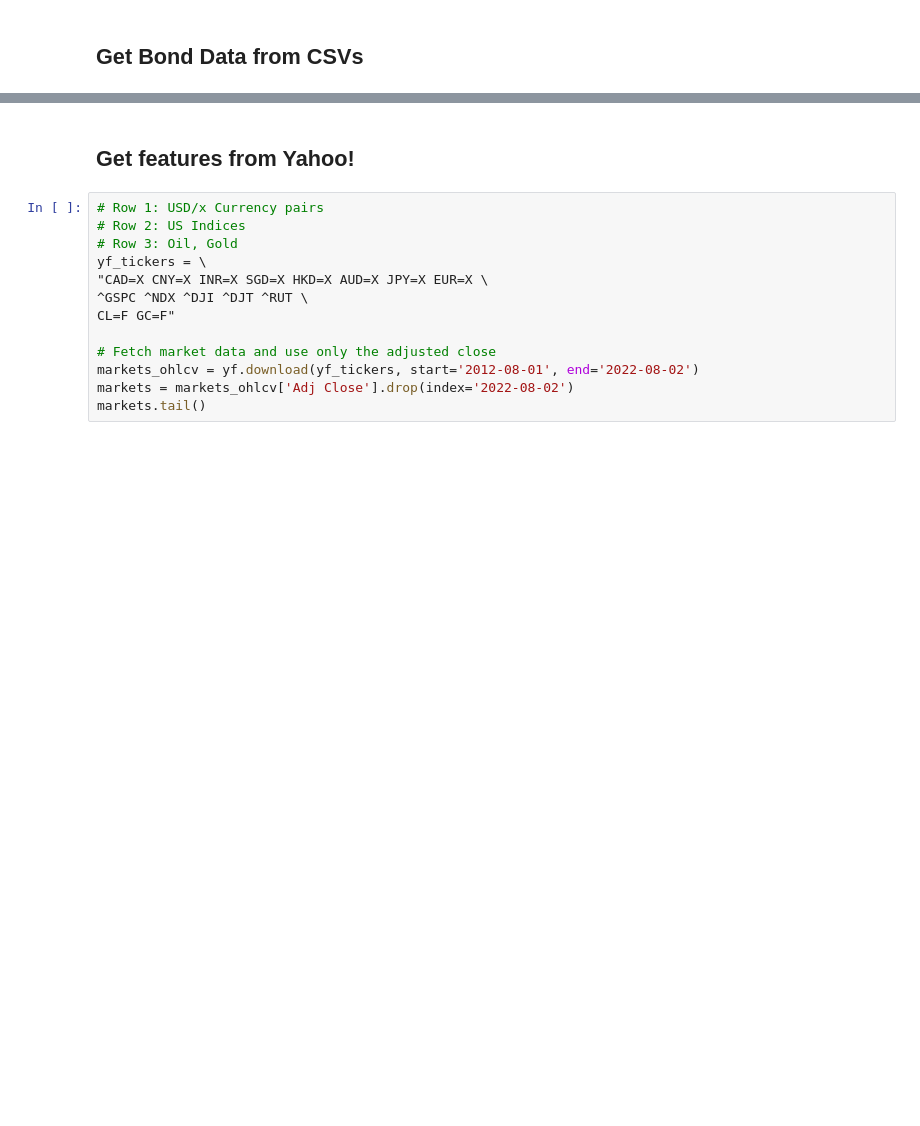
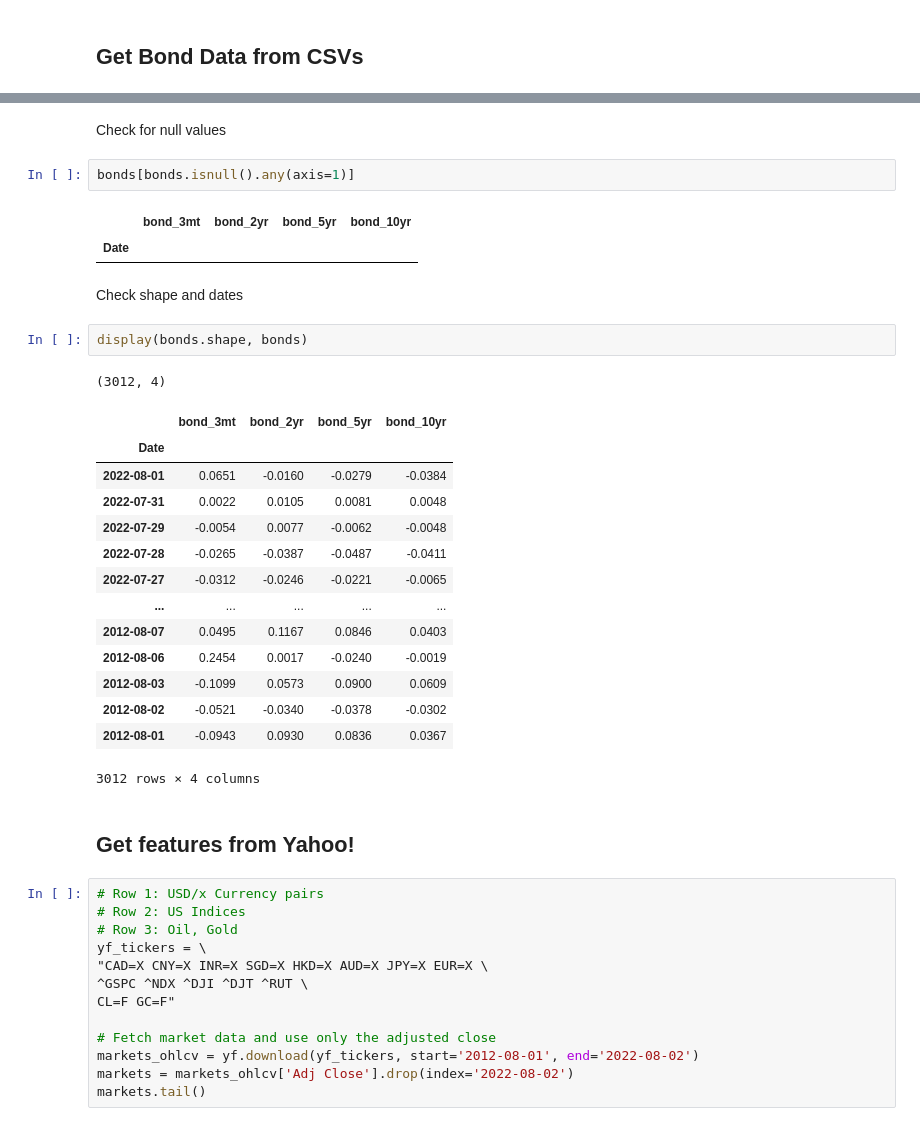
Before and after one commit to adamgulyas/cnn-vs-xgboost, a Jupyter notebook: notebooks/initial_variables.ipynb, the cells around one changed output, grey strips where cells are left out. Drawn from its saved outputs; the diff is of its cells as text; blank space fills up the shorter version.

```diff
--- a/notebooks/initial_variables.ipynb
+++ b/notebooks/initial_variables.ipynb
@@ -184,3 +214,30 @@ X[X.isnull().any(axis=1)]
+# %% [markdown]
+Check for null values
+# %%
+bonds[bonds.isnull().any(axis=1)]
+# %% [output]
+|  | bond_3mt | bond_2yr | bond_5yr | bond_10yr |
+| Date |  |  |  |  |
+# %% [markdown]
+Check shape and dates
+# %%
+display(bonds.shape, bonds)
+# %% [output]
+(3012, 4)
+|  | bond_3mt | bond_2yr | bond_5yr | bond_10yr |
+| Date |  |  |  |  |
+| 2022-08-01 | 0.0651 | -0.0160 | -0.0279 | -0.0384 |
+| 2022-07-31 | 0.0022 | 0.0105 | 0.0081 | 0.0048 |
+| 2022-07-29 | -0.0054 | 0.0077 | -0.0062 | -0.0048 |
+| 2022-07-28 | -0.0265 | -0.0387 | -0.0487 | -0.0411 |
+| 2022-07-27 | -0.0312 | -0.0246 | -0.0221 | -0.0065 |
+| ... | ... | ... | ... | ... |
+| 2012-08-07 | 0.0495 | 0.1167 | 0.0846 | 0.0403 |
+| 2012-08-06 | 0.2454 | 0.0017 | -0.0240 | -0.0019 |
+| 2012-08-03 | -0.1099 | 0.0573 | 0.0900 | 0.0609 |
+| 2012-08-02 | -0.0521 | -0.0340 | -0.0378 | -0.0302 |
+| 2012-08-01 | -0.0943 | 0.0930 | 0.0836 | 0.0367 |
+3012 rows × 4 columns
 # %% [markdown]
 ## Get features from Yahoo!
 # %%
```
Also changed, not shown: parts of 24 cells of this notebook, 5 other files.
